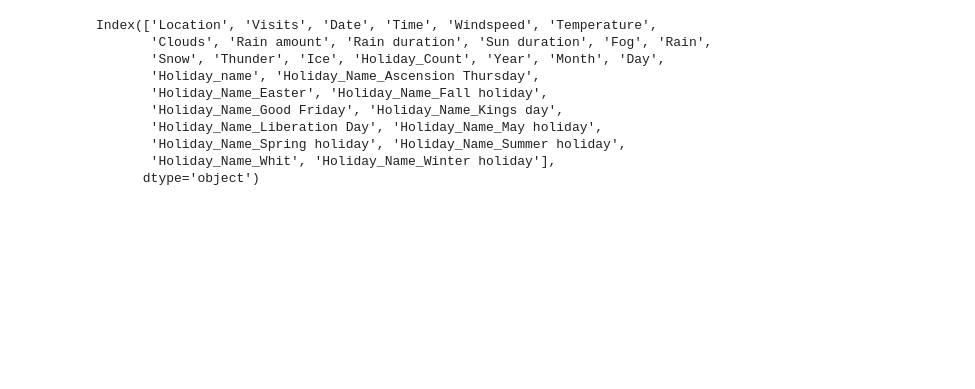
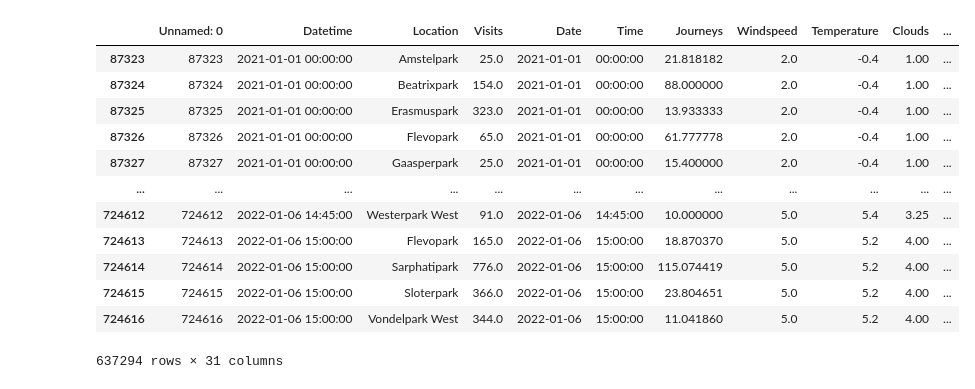
Before and after one commit to lotteph/DSP, a Jupyter notebook: Boosting_testing.ipynb, the cells around one changed output. Cells and saved outputs as stored; diff of their text form; code cells hidden in the pictures; blank space fills up the shorter version.

```diff
--- a/Boosting_testing.ipynb
+++ b/Boosting_testing.ipynb
@@ -49,18 +49,26 @@ def feature_importances(model) -> pd.DataFrame:
 
     return df_importance
 # %%
-cat_tester = pd.read_csv("Merged_algo_tester.csv")
-cat_tester = cat_tester.drop(columns= 'Unnamed: 0')
-cat_tester.columns
+cat_tester = pd.read_csv("Parking_added_tester.csv")
+cat_tester_1 = pd.read_csv("All_data_df.csv")
+cat_tester_1
+
+cat_tester_1 = cat_tester_1[cat_tester_1['Datetime'] > '2021']
+cat_tester_1
+# park specifier
+# cat_tester_1 = cat_tester_1[cat_tester_1['Location']== 'Oosterpark']
 # %% [output]
+|  | Unnamed: 0 | Datetime | Location | Visits | Date | Time | Journeys | Windspeed | Temperature | Clouds | ... |
+| 87323 | 87323 | 2021-01-01 00:00:00 | Amstelpark | 25.0 | 2021-01-01 | 00:00:00 | 21.818182 | 2.0 | -0.4 | 1.00 | ... |
+| 87324 | 87324 | 2021-01-01 00:00:00 | Beatrixpark | 154.0 | 2021-01-01 | 00:00:00 | 88.000000 | 2.0 | -0.4 | 1.00 | ... |
+| 87325 | 87325 | 2021-01-01 00:00:00 | Erasmuspark | 323.0 | 2021-01-01 | 00:00:00 | 13.933333 | 2.0 | -0.4 | 1.00 | ... |
+| 87326 | 87326 | 2021-01-01 00:00:00 | Flevopark | 65.0 | 2021-01-01 | 00:00:00 | 61.777778 | 2.0 | -0.4 | 1.00 | ... |
+| 87327 | 87327 | 2021-01-01 00:00:00 | Gaasperpark | 25.0 | 2021-01-01 | 00:00:00 | 15.400000 | 2.0 | -0.4 | 1.00 | ... |
+| ... | ... | ... | ... | ... | ... | ... | ... | ... | ... | ... | ... |
+| 724612 | 724612 | 2022-01-06 14:45:00 | Westerpark West | 91.0 | 2022-01-06 | 14:45:00 | 10.000000 | 5.0 | 5.4 | 3.25 | ... |
+| 724613 | 724613 | 2022-01-06 15:00:00 | Flevopark | 165.0 | 2022-01-06 | 15:00:00 | 18.870370 | 5.0 | 5.2 | 4.00 | ... |
+| 724614 | 724614 | 2022-01-06 15:00:00 | Sarphatipark | 776.0 | 2022-01-06 | 15:00:00 | 115.074419 | 5.0 | 5.2 | 4.00 | ... |
+| 724615 | 724615 | 2022-01-06 15:00:00 | Sloterpark | 366.0 | 2022-01-06 | 15:00:00 | 23.804651 | 5.0 | 5.2 | 4.00 | ... |
+| 724616 | 724616 | 2022-01-06 15:00:00 | Vondelpark West | 344.0 | 2022-01-06 | 15:00:00 | 11.041860 | 5.0 | 5.2 | 4.00 | ... |
-Index(['Location', 'Visits', 'Date', 'Time', 'Windspeed', 'Temperature',
-       'Clouds', 'Rain amount', 'Rain duration', 'Sun duration', 'Fog', 'Rain',
-       'Snow', 'Thunder', 'Ice', 'Holiday_Count', 'Year', 'Month', 'Day',
-       'Holiday_name', 'Holiday_Name_Ascension Thursday',
-       'Holiday_Name_Easter', 'Holiday_Name_Fall holiday',
-       'Holiday_Name_Good Friday', 'Holiday_Name_Kings day',
-       'Holiday_Name_Liberation Day', 'Holiday_Name_May holiday',
-       'Holiday_Name_Spring holiday', 'Holiday_Name_Summer holiday',
-       'Holiday_Name_Whit', 'Holiday_Name_Winter holiday'],
-      dtype='object')
+637294 rows × 31 columns
 # %%
```
Also changed, not shown: parts of 11 cells of this notebook.
